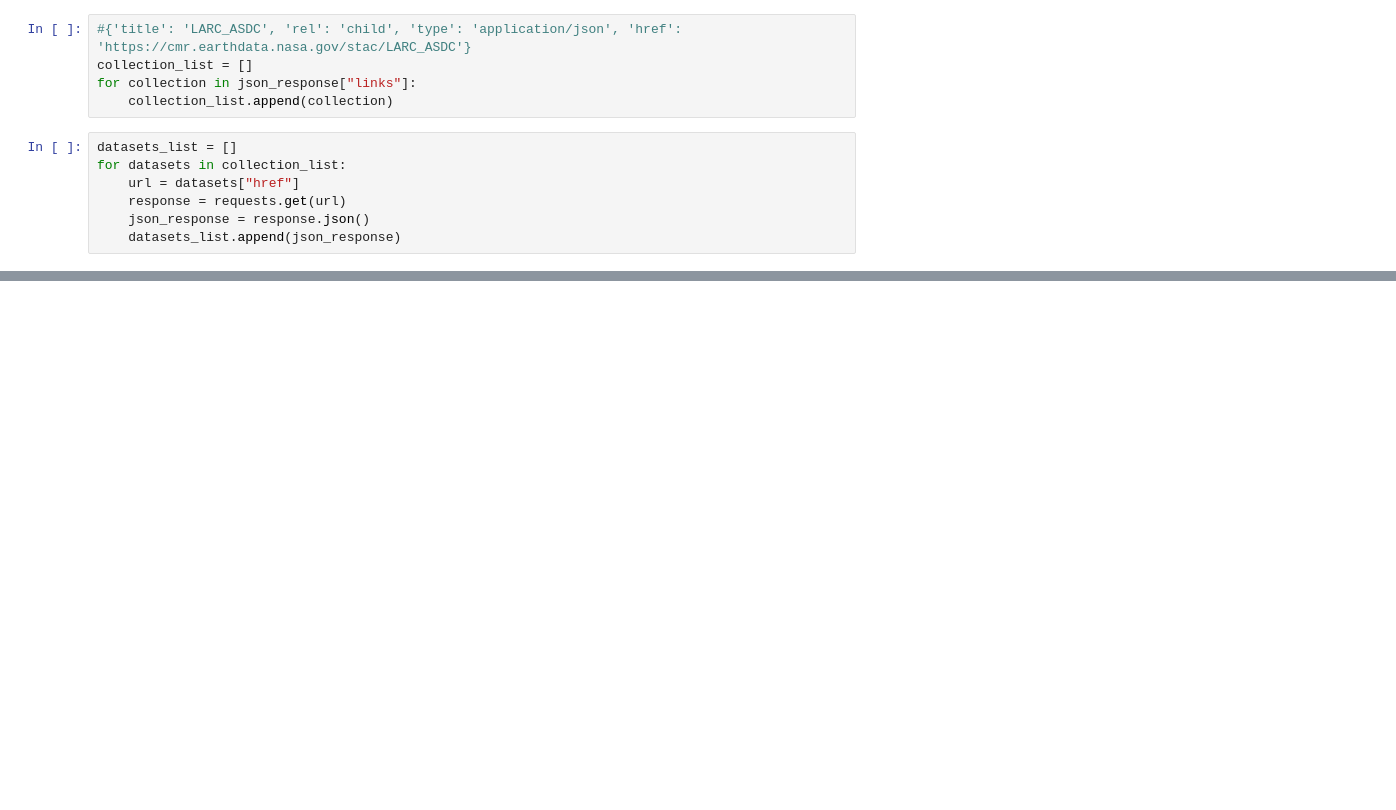
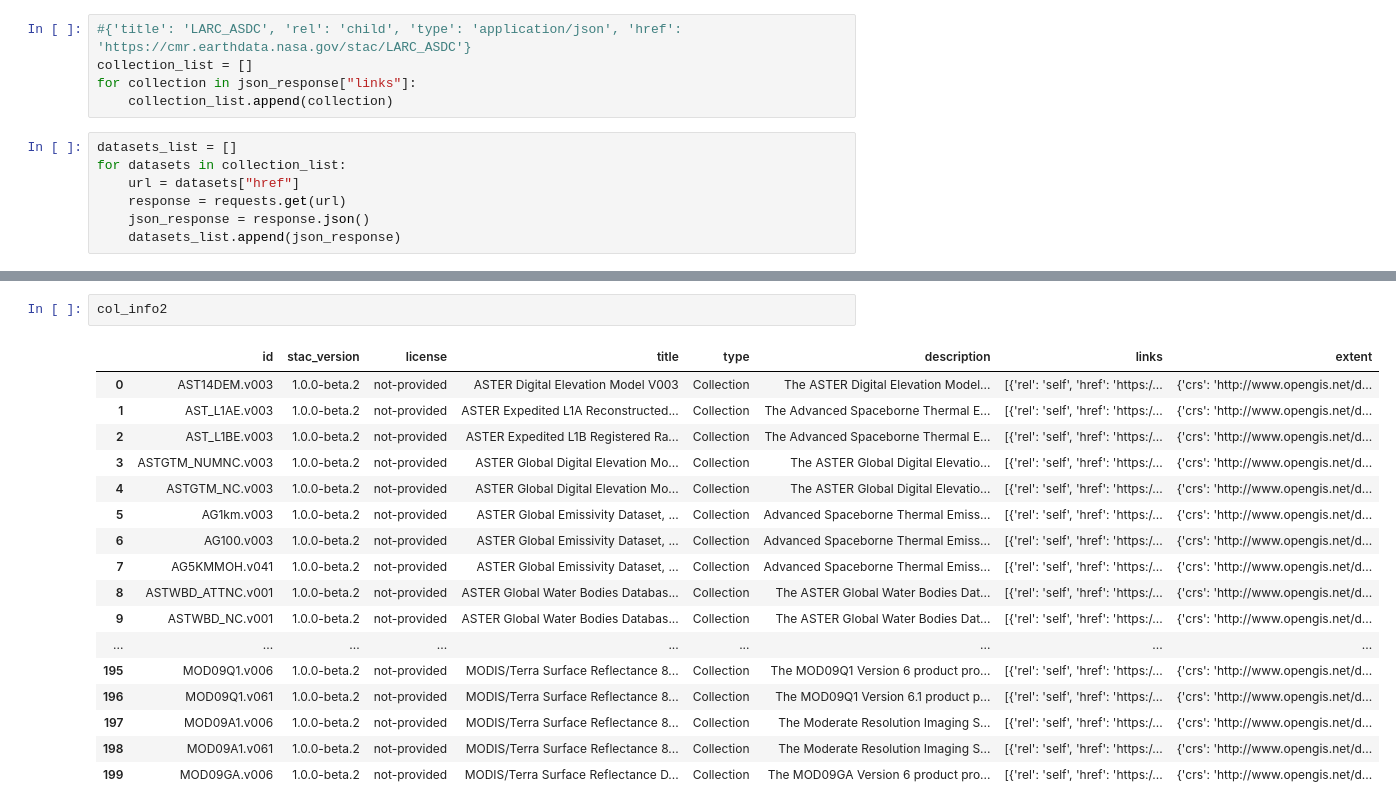
Before and after one commit to RichardScottOZ/Pangeo-Experiments, a Jupyter notebook: STAC-Catalogue-NASA-LPDAAC-ECS-AST.ipynb, the cells around one changed output, grey strips where cells are left out. Drawn from its saved outputs; the diff is of its cells as text; blank space fills up the shorter version.

Commit message:
ASTER experiment

```diff
--- a/STAC-Catalogue-NASA-LPDAAC-ECS-AST.ipynb
+++ b/STAC-Catalogue-NASA-LPDAAC-ECS-AST.ipynb
@@ -101,0 +129,20 @@ SSLError: HTTPSConnectionPool(host='cmr.earthdata.nasa.gov.s3.amazonaws.com', po
+# %%
+col_info2
+# %% [output]
+|  | id | stac_version | license | title | type | description | links | extent |
+| 0 | AST14DEM.v003 | 1.0.0-beta.2 | not-provided | ASTER Digital Elevation Model V003 | Collection | The ASTER Digital Elevation Model... | [{'rel': 'self', 'href': 'https:/... | {'crs': 'http://www.opengis.net/d... |
+| 1 | AST_L1AE.v003 | 1.0.0-beta.2 | not-provided | ASTER Expedited L1A Reconstructed... | Collection | The Advanced Spaceborne Thermal E... | [{'rel': 'self', 'href': 'https:/... | {'crs': 'http://www.opengis.net/d... |
+| 2 | AST_L1BE.v003 | 1.0.0-beta.2 | not-provided | ASTER Expedited L1B Registered Ra... | Collection | The Advanced Spaceborne Thermal E... | [{'rel': 'self', 'href': 'https:/... | {'crs': 'http://www.opengis.net/d... |
+| 3 | ASTGTM_NUMNC.v003 | 1.0.0-beta.2 | not-provided | ASTER Global Digital Elevation Mo... | Collection | The ASTER Global Digital Elevatio... | [{'rel': 'self', 'href': 'https:/... | {'crs': 'http://www.opengis.net/d... |
+| 4 | ASTGTM_NC.v003 | 1.0.0-beta.2 | not-provided | ASTER Global Digital Elevation Mo... | Collection | The ASTER Global Digital Elevatio... | [{'rel': 'self', 'href': 'https:/... | {'crs': 'http://www.opengis.net/d... |
+| 5 | AG1km.v003 | 1.0.0-beta.2 | not-provided | ASTER Global Emissivity Dataset, ... | Collection | Advanced Spaceborne Thermal Emiss... | [{'rel': 'self', 'href': 'https:/... | {'crs': 'http://www.opengis.net/d... |
+| 6 | AG100.v003 | 1.0.0-beta.2 | not-provided | ASTER Global Emissivity Dataset, ... | Collection | Advanced Spaceborne Thermal Emiss... | [{'rel': 'self', 'href': 'https:/... | {'crs': 'http://www.opengis.net/d... |
+| 7 | AG5KMMOH.v041 | 1.0.0-beta.2 | not-provided | ASTER Global Emissivity Dataset, ... | Collection | Advanced Spaceborne Thermal Emiss... | [{'rel': 'self', 'href': 'https:/... | {'crs': 'http://www.opengis.net/d... |
+| 8 | ASTWBD_ATTNC.v001 | 1.0.0-beta.2 | not-provided | ASTER Global Water Bodies Databas... | Collection | The ASTER Global Water Bodies Dat... | [{'rel': 'self', 'href': 'https:/... | {'crs': 'http://www.opengis.net/d... |
+| 9 | ASTWBD_NC.v001 | 1.0.0-beta.2 | not-provided | ASTER Global Water Bodies Databas... | Collection | The ASTER Global Water Bodies Dat... | [{'rel': 'self', 'href': 'https:/... | {'crs': 'http://www.opengis.net/d... |
+| ... | ... | ... | ... | ... | ... | ... | ... | ... |
+| 195 | MOD09Q1.v006 | 1.0.0-beta.2 | not-provided | MODIS/Terra Surface Reflectance 8... | Collection | The MOD09Q1 Version 6 product pro... | [{'rel': 'self', 'href': 'https:/... | {'crs': 'http://www.opengis.net/d... |
+| 196 | MOD09Q1.v061 | 1.0.0-beta.2 | not-provided | MODIS/Terra Surface Reflectance 8... | Collection | The MOD09Q1 Version 6.1 product p... | [{'rel': 'self', 'href': 'https:/... | {'crs': 'http://www.opengis.net/d... |
+| 197 | MOD09A1.v006 | 1.0.0-beta.2 | not-provided | MODIS/Terra Surface Reflectance 8... | Collection | The Moderate Resolution Imaging S... | [{'rel': 'self', 'href': 'https:/... | {'crs': 'http://www.opengis.net/d... |
+| 198 | MOD09A1.v061 | 1.0.0-beta.2 | not-provided | MODIS/Terra Surface Reflectance 8... | Collection | The Moderate Resolution Imaging S... | [{'rel': 'self', 'href': 'https:/... | {'crs': 'http://www.opengis.net/d... |
+| 199 | MOD09GA.v006 | 1.0.0-beta.2 | not-provided | MODIS/Terra Surface Reflectance D... | Collection | The MOD09GA Version 6 product pro... | [{'rel': 'self', 'href': 'https:/... | {'crs': 'http://www.opengis.net/d... |
```
Also changed, not shown: parts of 18 cells of this notebook, 9 other files.
